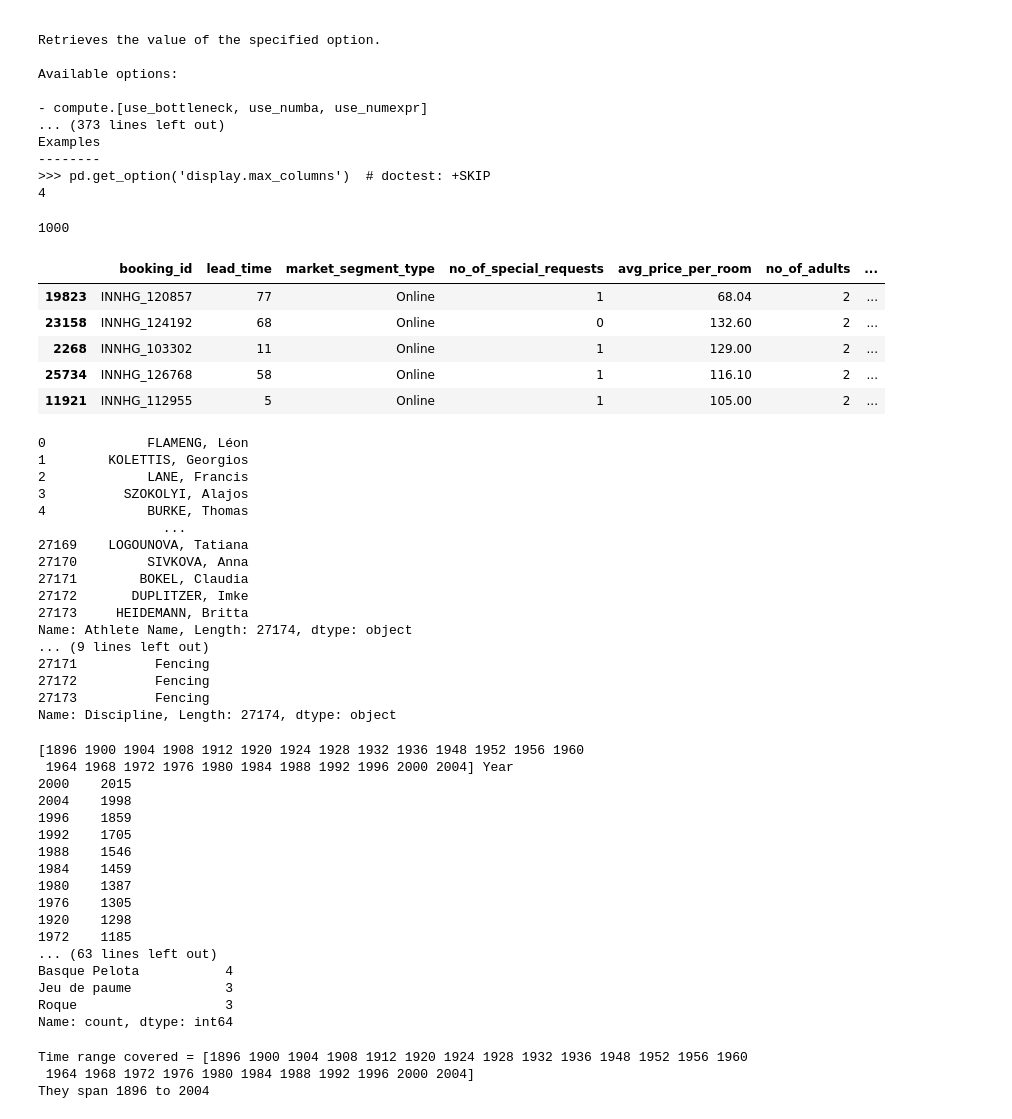
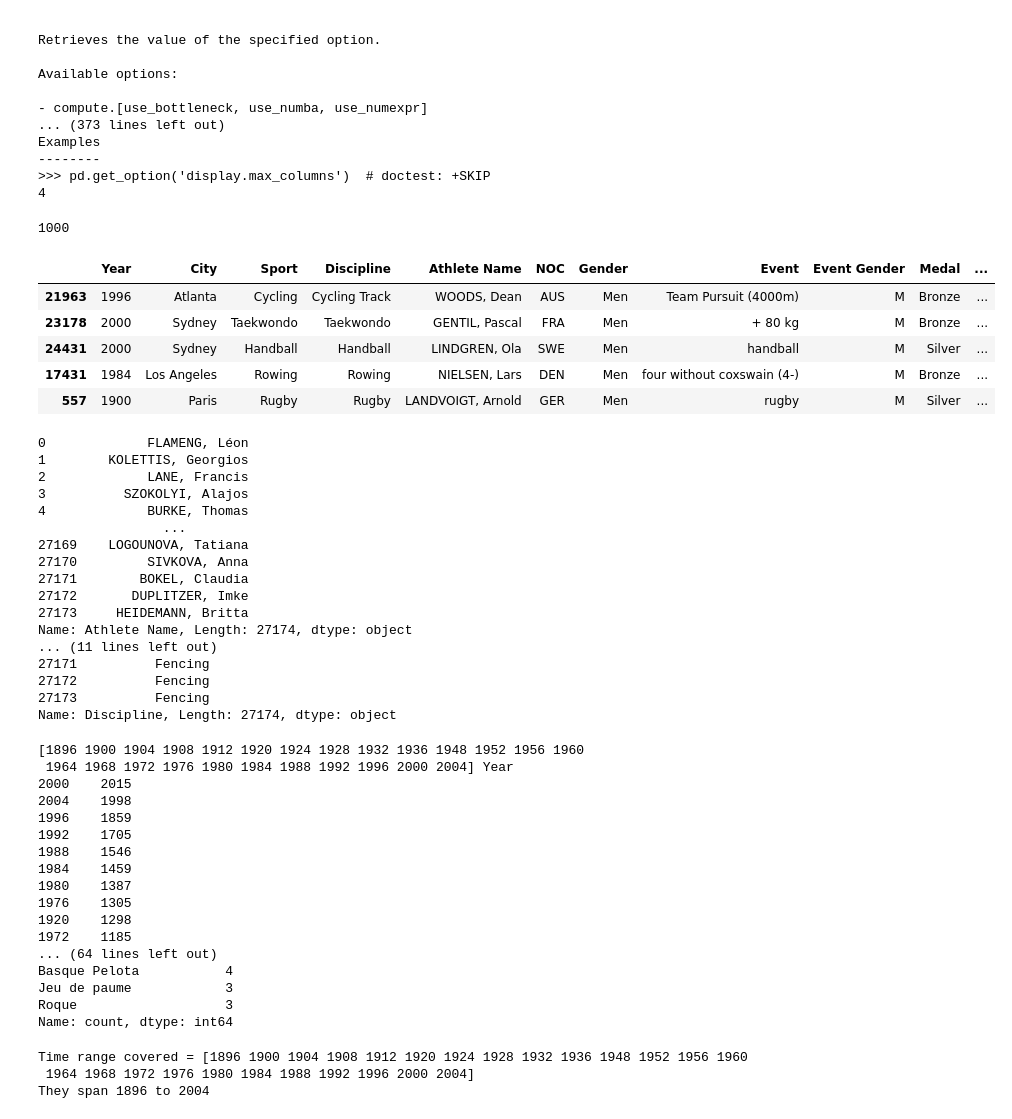
Before and after one commit to RashmiJK/AI-ML-Lab, a Jupyter notebook: pandas_exploration.ipynb, the cells around one changed output. Saved outputs shown, nothing was run; the diff lists cells and outputs as text; code cells hidden in the pictures.

```diff
--- a/pandas_exploration.ipynb
+++ b/pandas_exploration.ipynb
@@ -16,0 +40,5 @@ pd.read_csv?
+# %%
+print(pd.options.display.width)
+pd.set_option('display.width', 300)
+print(pd.options.display.max_rows)
+#pd.describe_option()
@@ -122,18 +153,20 @@ Examples
 # %%
 print(pd.get_option('display.width'))
 pd.set_option('display.width', 1000)
-hdf.sample(5)
+odf.sample(5)
 # %% [output]
 1000
-|  | booking_id | lead_time | market_segment_type | no_of_special_requests | avg_price_per_room | no_of_adults | ... |
-| 19823 | INNHG_120857 | 77 | Online | 1 | 68.04 | 2 | ... |
-| 23158 | INNHG_124192 | 68 | Online | 0 | 132.60 | 2 | ... |
-| 2268 | INNHG_103302 | 11 | Online | 1 | 129.00 | 2 | ... |
-| 25734 | INNHG_126768 | 58 | Online | 1 | 116.10 | 2 | ... |
-| 11921 | INNHG_112955 | 5 | Online | 1 | 105.00 | 2 | ... |
+|  | Year | City | Sport | Discipline | Athlete Name | NOC | Gender | Event | Event Gender | Medal | ... |
+| 21963 | 1996 | Atlanta | Cycling | Cycling Track | WOODS, Dean | AUS | Men | Team Pursuit (4000m) | M | Bronze | ... |
+| 23178 | 2000 | Sydney | Taekwondo | Taekwondo | GENTIL, Pascal | FRA | Men | + 80 kg | M | Bronze | ... |
+| 24431 | 2000 | Sydney | Handball | Handball | LINDGREN, Ola | SWE | Men | handball | M | Silver | ... |
+| 17431 | 1984 | Los Angeles | Rowing | Rowing | NIELSEN, Lars | DEN | Men | four without coxswain (4-) | M | Bronze | ... |
+| 557 | 1900 | Paris | Rugby | Rugby | LANDVOIGT, Arnold | GER | Men | rugby | M | Silver | ... |
 # %%
 print(odf['Athlete Name'])
+print("***"*30)
 print(type(odf['Athlete Name']))
+print("***"*30)
 # Series becomes attribute
 print(odf.Discipline)
 # %% [output]
@@ -149,13 +182,14 @@ print(odf.Discipline)
 27172       DUPLITZER, Imke
 27173     HEIDEMANN, Britta
 Name: Athlete Name, Length: 27174, dtype: object
-... (9 lines left out)
+... (11 lines left out)
 27171          Fencing
 27172          Fencing
 27173          Fencing
 Name: Discipline, Length: 27174, dtype: object
 # %%
 print(odf['Year'].unique(), odf['Year'].value_counts())
+print("***"*30)
 print(odf['Sport'].unique(), odf['Sport'].value_counts())
 # %% [output]
 [1896 1900 1904 1908 1912 1920 1924 1928 1932 1936 1948 1952 1956 1960
@@ -170,7 +204,7 @@ print(odf['Sport'].unique(), odf['Sport'].value_counts())
 1976    1305
 1920    1298
 1972    1185
-... (63 lines left out)
+... (64 lines left out)
 Basque Pelota           4
 Jeu de paume            3
 Roque                   3
```
Also changed, not shown: parts of 8 cells of this notebook, 6 other files.
